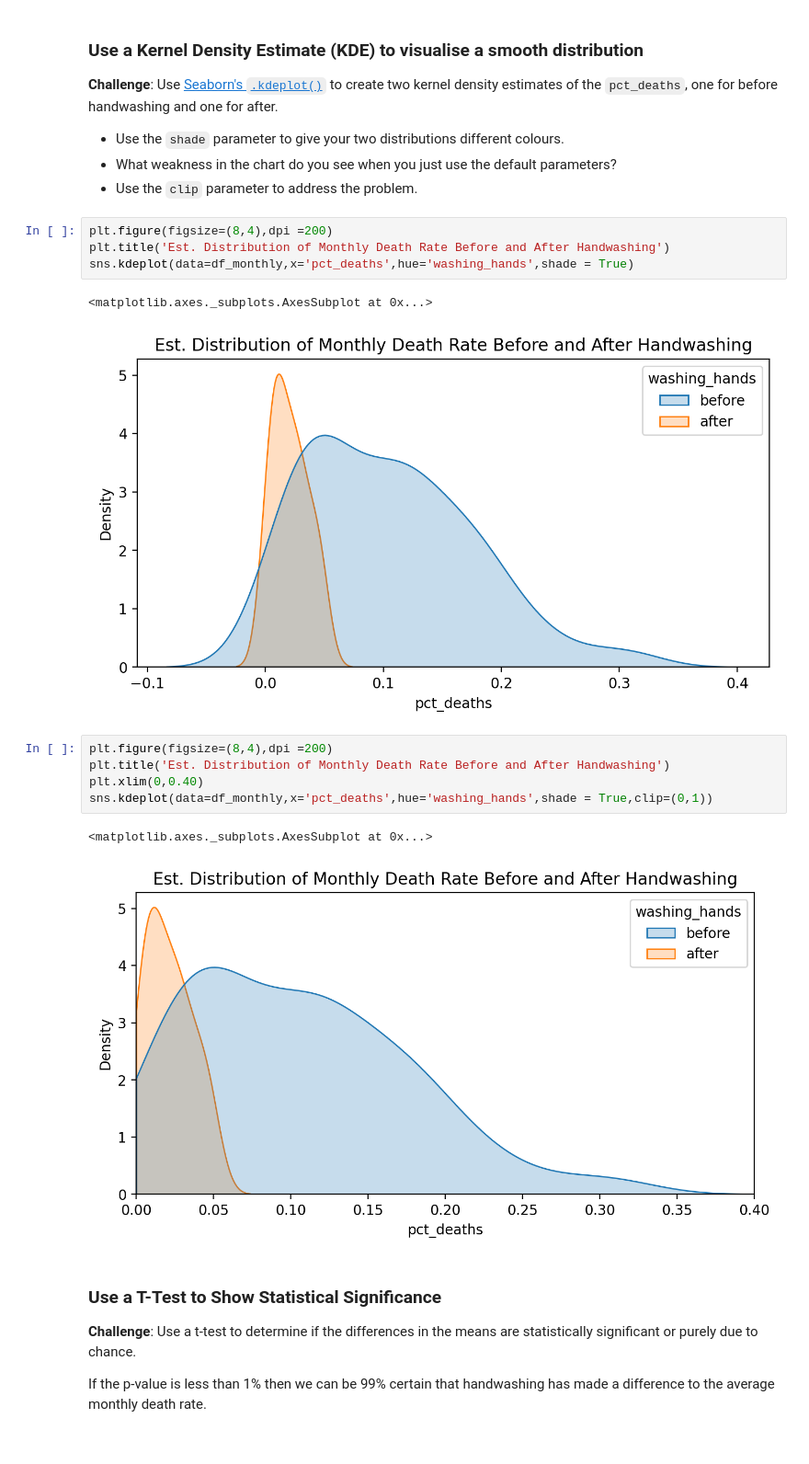
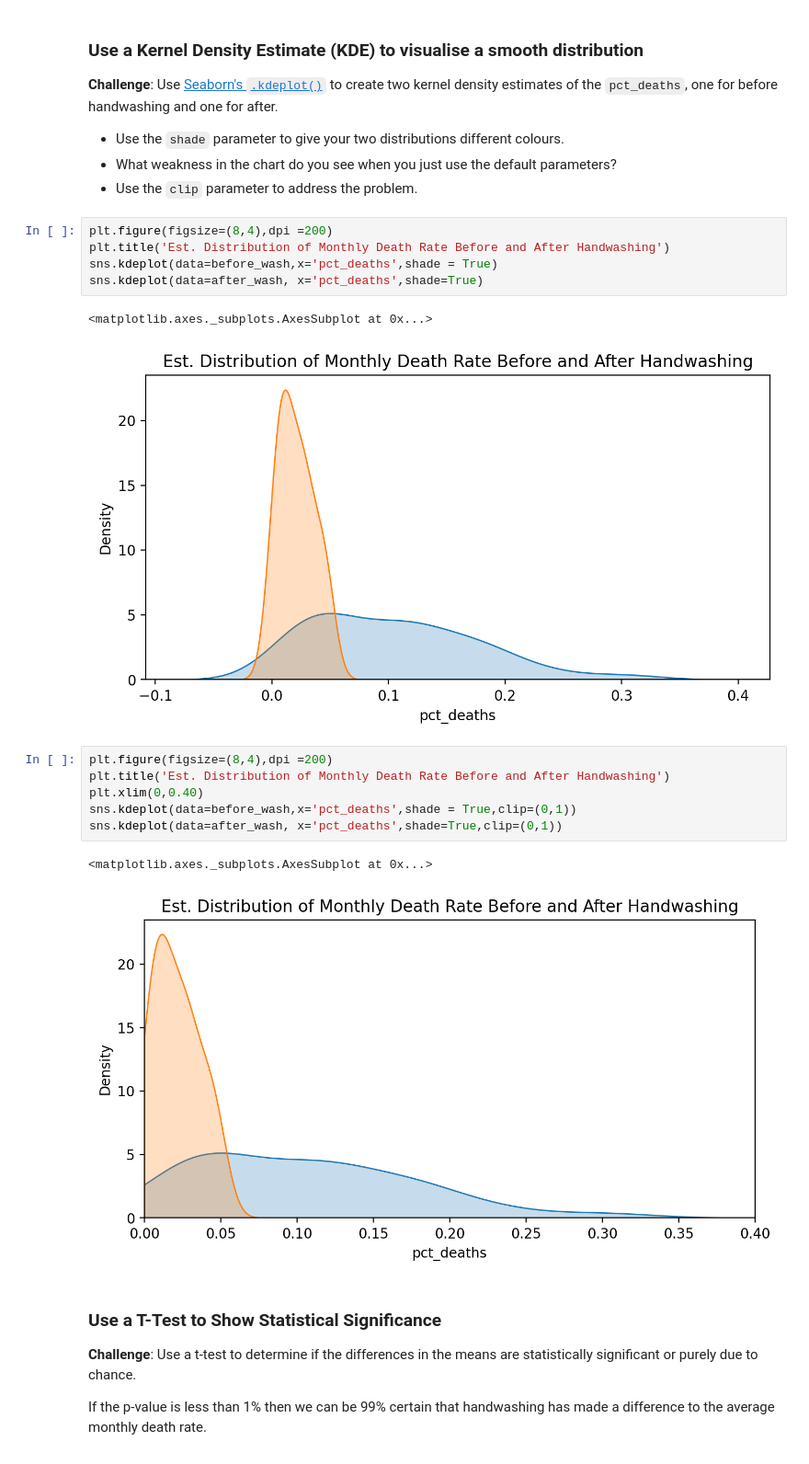
Before and after one commit to pippimotta/practice-on-DA, a Jupyter notebook: Dr_Semmelweis_Handwashing_Discovery_(finish).ipynb, the cells around one changed output. Shown: that part at 92% size. Saved outputs shown, nothing was run; the diff lists cells and outputs as text.

Commit message:
t-test&kdeplot

```diff
--- a/Dr_Semmelweis_Handwashing_Discovery_(finish).ipynb
+++ b/Dr_Semmelweis_Handwashing_Discovery_(finish).ipynb
@@ -520,18 +520,20 @@ fig.show()
 # %%
 plt.figure(figsize=(8,4),dpi =200)
 plt.title('Est. Distribution of Monthly Death Rate Before and After Handwashing')
-sns.kdeplot(data=df_monthly,x='pct_deaths',hue='washing_hands',shade = True)
+sns.kdeplot(data=before_wash,x='pct_deaths',shade = True)
+sns.kdeplot(data=after_wash, x='pct_deaths',shade=True)
 # %% [output]
 <matplotlib.axes._subplots.AxesSubplot at 0x...>
-[figure, old version]
+[figure, new version]
 # %%
 plt.figure(figsize=(8,4),dpi =200)
 plt.title('Est. Distribution of Monthly Death Rate Before and After Handwashing')
 plt.xlim(0,0.40)
-sns.kdeplot(data=df_monthly,x='pct_deaths',hue='washing_hands',shade = True,clip=(0,1))
+sns.kdeplot(data=before_wash,x='pct_deaths',shade = True,clip=(0,1))
+sns.kdeplot(data=after_wash, x='pct_deaths',shade=True,clip=(0,1))
 # %% [output]
 <matplotlib.axes._subplots.AxesSubplot at 0x...>
-[figure, old version]
+[figure, new version]
 # %% [markdown]
 ### Use a T-Test to Show Statistical Significance
 
```
